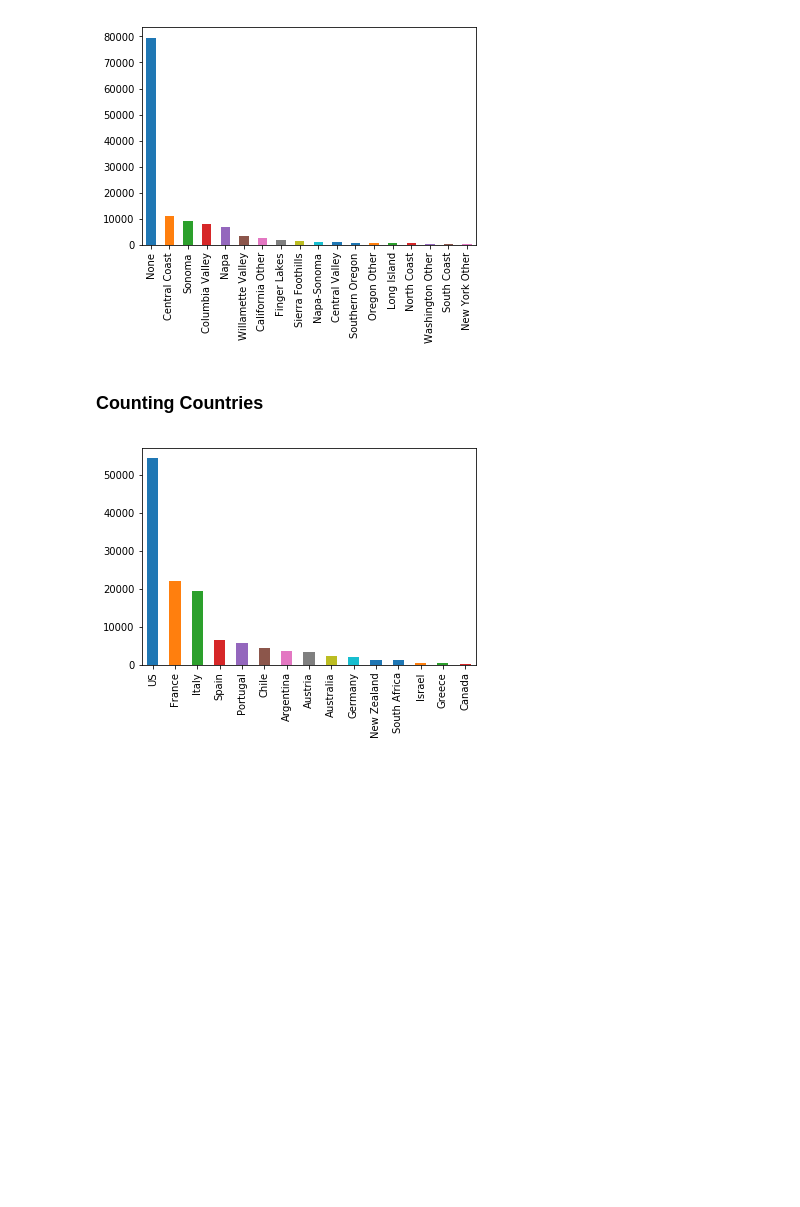
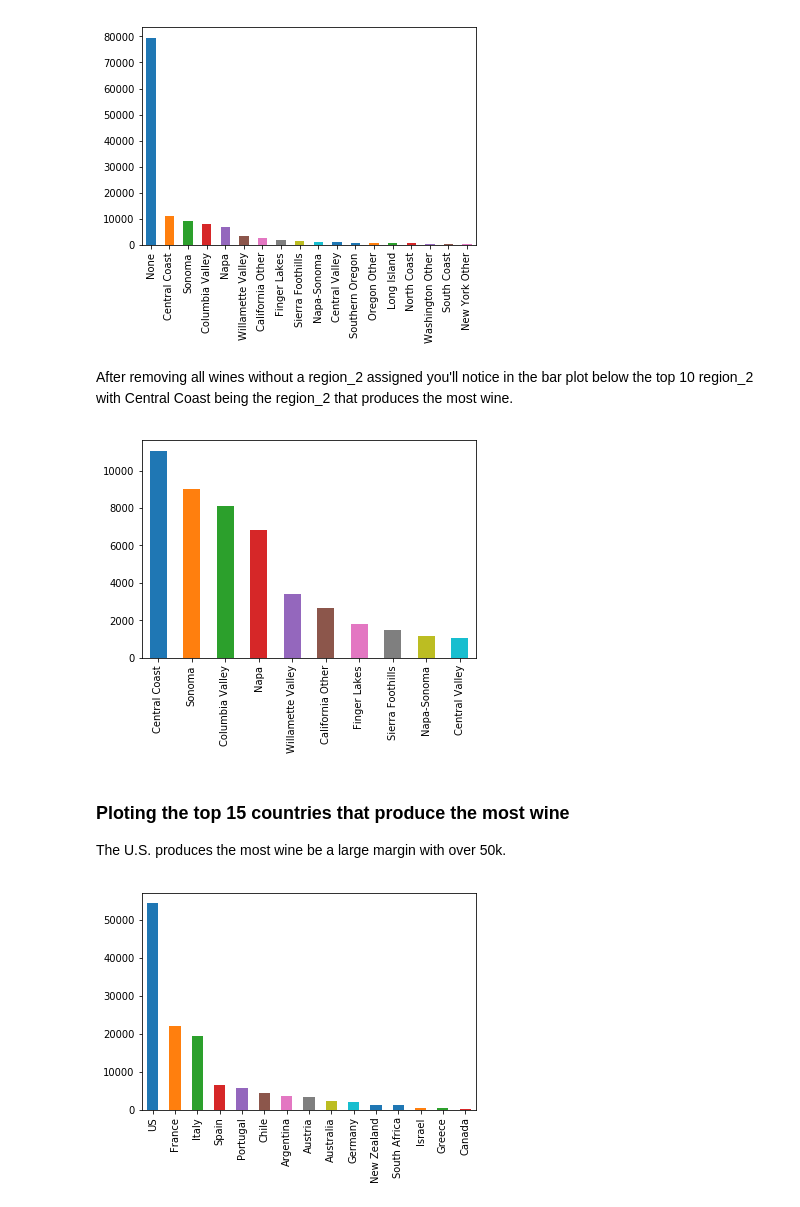
Before and after one commit to evanrosa/wine-ML-capstone-2018, a Jupyter notebook: 02-EDA.ipynb, the cells around one changed output. Saved outputs shown, nothing was run; the diff lists cells and outputs as text; code cells hidden in the pictures; blank space fills up the shorter version.

```diff
--- a/02-EDA.ipynb
+++ b/02-EDA.ipynb
@@ -181,8 +181,15 @@ wine.loc[wine['region_1'] != 'None', :].region_1.value_counts().head(10).plot(ki
 wine.region_2.value_counts().plot(kind='bar');
 # %% [output]
 [figure]
-# %% [markdown]
-### Counting Countries
+# %% [markdown]
+After removing all wines without a region_2 assigned you'll notice in the bar plot below the top 10 region_2 with Central Coast being the region_2 that produces the most wine.
+# %%
+wine.loc[wine['region_2'] != 'None', :].region_2.value_counts().head(10).plot(kind='bar');
+# %% [output]
+[figure, added]
+# %% [markdown]
+### Ploting the top 15 countries that produce the most wine
+The U.S. produces the most wine be a large margin with over 50k.
 # %%
 wine.country.value_counts().head(15).plot(kind='bar');
 # %% [output]
```
Also changed, not shown: parts of 11 cells of this notebook.
